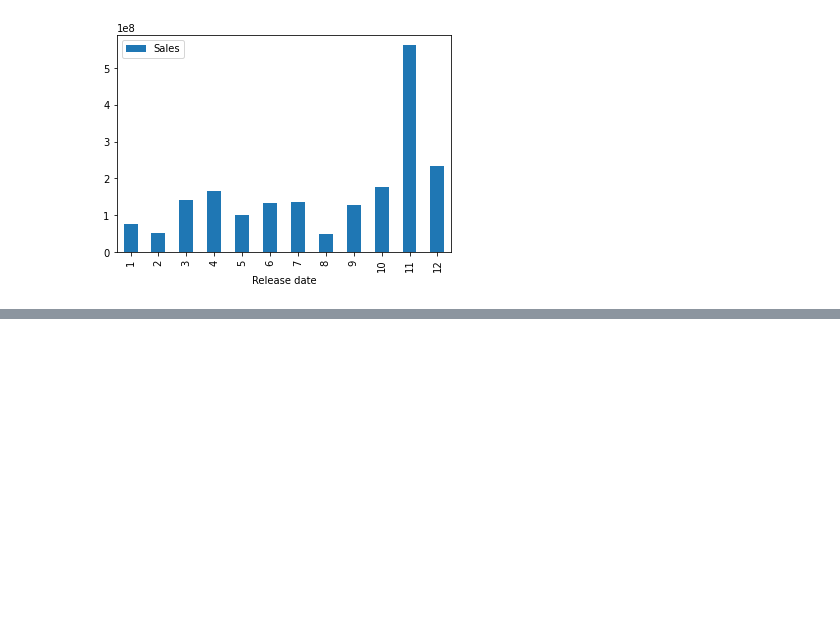
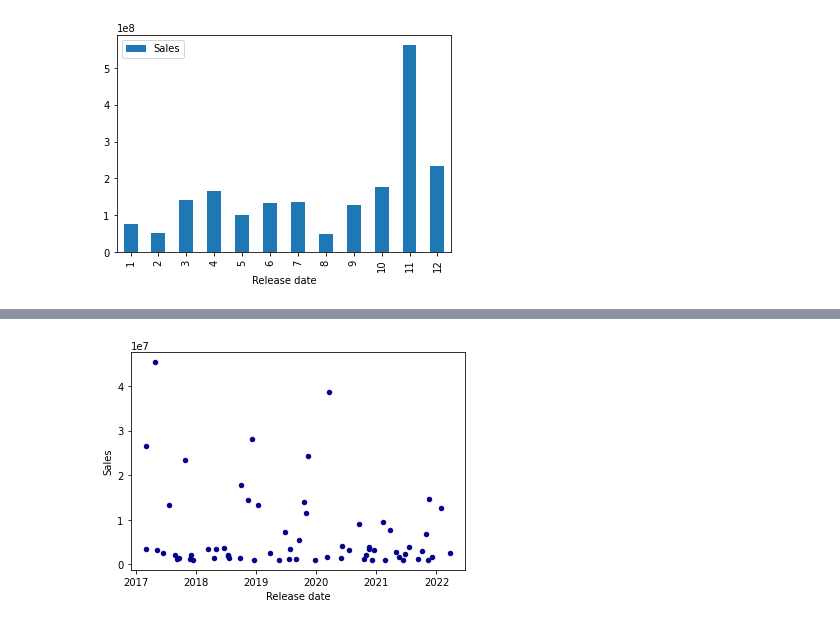
Before and after one commit to eher78/beginningDataAnalysis, a Jupyter notebook: gamesAnalysis.ipynb, the cells around one changed output, grey strips where cells are left out. Drawn from its saved outputs; the diff is of its cells as text; code cells hidden in the pictures; blank space fills up the shorter version.

```diff
--- a/gamesAnalysis.ipynb
+++ b/gamesAnalysis.ipynb
@@ -305,0 +326,13 @@ newMonthSales.plot.bar('Release date', 'Sales')
+# %%
+# First we need to get all the data of the existing Nintendo Switch Games
+current
+
+switchData = current.loc[current['Platform'] == 'Nintendo Switch']
+
+# We want to predict the trend of sales by date. So Developer and Publisher columns are not needed.
+switchNewData = switchData.drop(columns=['Developer', 'Publisher'])
+
+# We plot the scatter plot
+ax1 = switchNewData.plot.scatter(x='Release date', y='Sales', c='DarkBlue')
+# %% [output]
+[figure, added]
```
Also changed, not shown: parts of 6 cells of this notebook.
